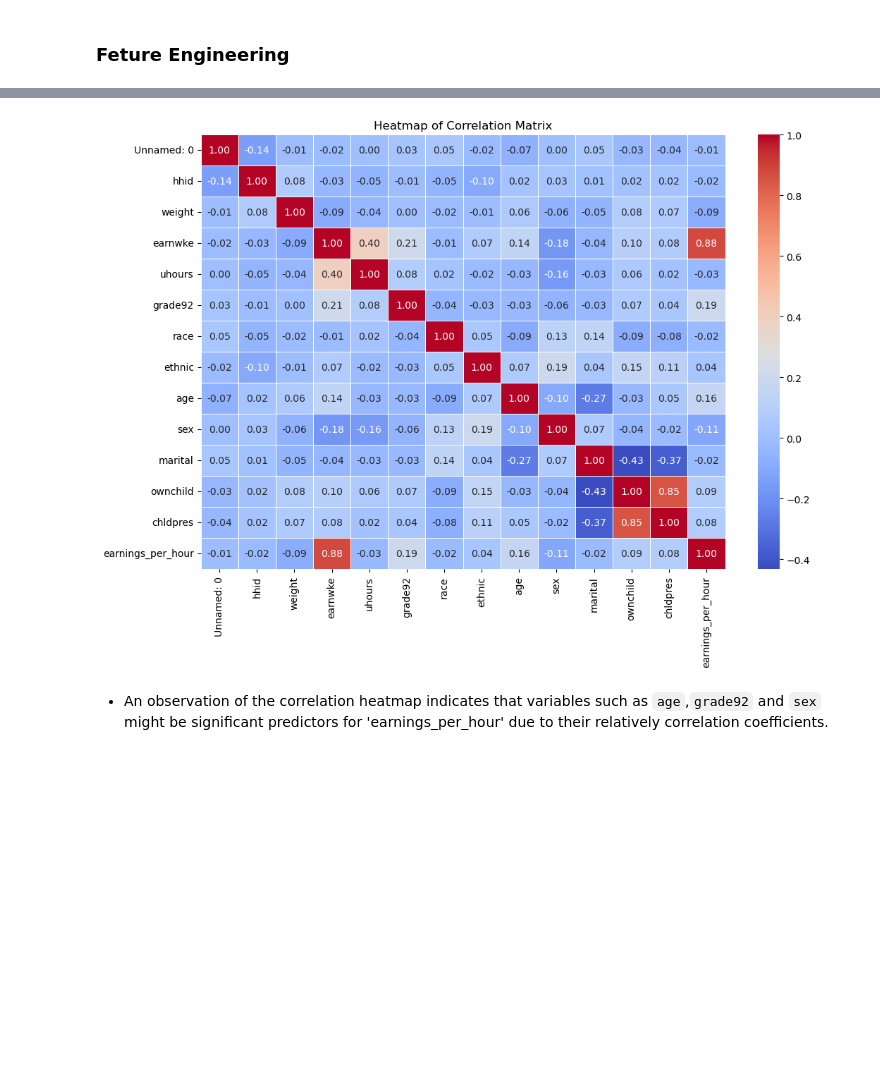
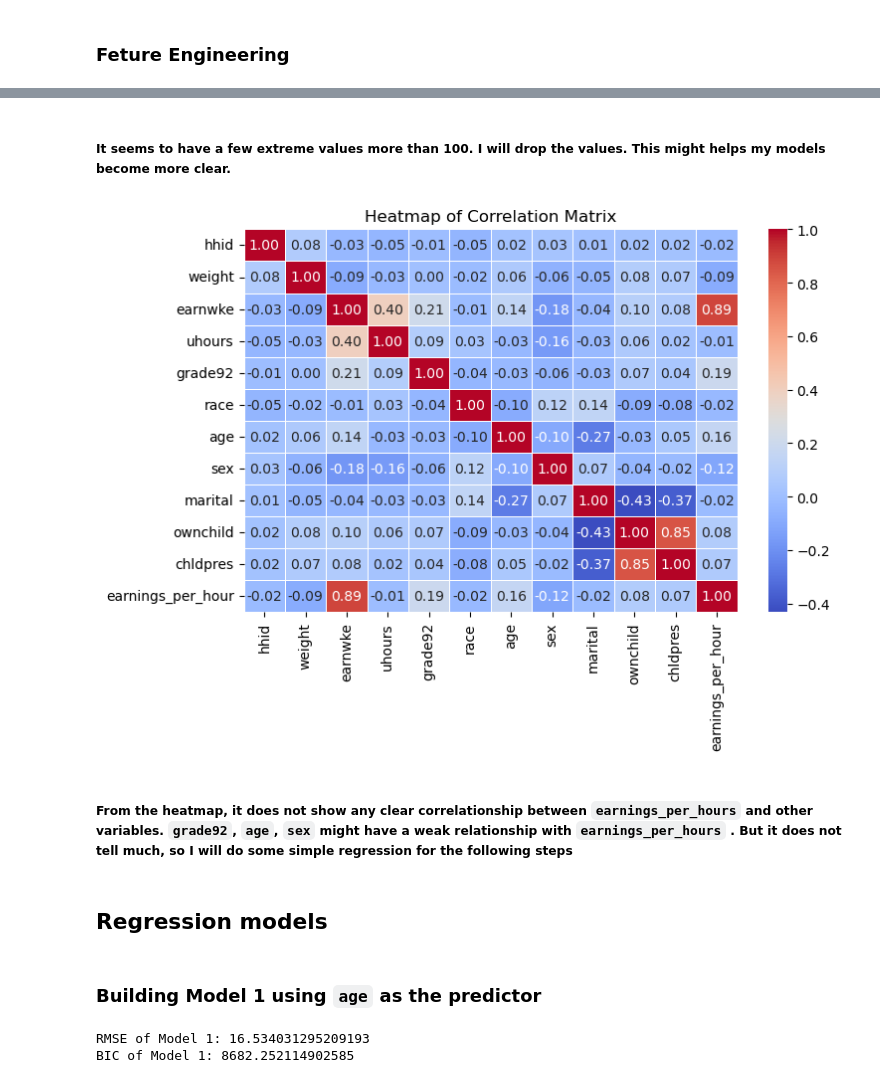
Before and after one commit to thimaipham/CEU_DA3_Assignment1, a Jupyter notebook: Assignment1_ThiMaiPham.ipynb, the cells around one changed output, grey strips where cells are left out. Cells and saved outputs as stored; diff of their text form; code cells hidden in the pictures; blank space fills up the shorter version.

Commit message:
Addding charts, model1, model2

```diff
--- a/Assignment1_ThiMaiPham.ipynb
+++ b/Assignment1_ThiMaiPham.ipynb
@@ -53,12 +46,8 @@ missing_values = data.isnull().sum()
 # Examining data types
 data_types = data.dtypes
 
-# Creating a new column for earnings per hour
-data['earnings_per_hour'] = data['earnwke'] / data['uhours']
-
 # Display the results
 print(missing_values, data_types)
-print(data[['earnwke', 'uhours', 'earnings_per_hour']].head())
 # %% [output]
 Unnamed: 0             0
 hhid                   0
@@ -156,0 +72,14 @@ data_label_encoded.head()
+# %%
+# Remove additional unnecessary columns
+columns_to_remove = ['Unnamed: 0', 'ethnic', 'unioncov', 'intmonth', 'unionmme', 'lfsr94', 'state', 'ind02', 'occ2012']
+data_cleaned = data.drop(columns_to_remove, axis=1)
+
+# Checking for any remaining missing values
+missing_values_cleaned = data_cleaned.isnull().sum()
+print("Missing values in cleaned data:", missing_values_cleaned)
+
+# Create a new variable 'earnings_per_hour'
+data_cleaned['earnings_per_hour'] = data_cleaned['earnwke'] / data_cleaned['uhours']
+
+# Display the first few rows of the data with the new variable
+data_cleaned[['earnwke', 'uhours', 'earnings_per_hour']].head()
@@ -157,17 +118,44 @@ data_label_encoded.head()
+# %% [markdown]
+##### It seems to have a few extreme values more than 100. I will drop the values. This might helps my models become more clear.
 # %%
-# Drop occupation column
-data_without_occ2012 = data.drop('occ2012', axis=1)
+# Filter 'earnings_per_hour' < 100
+data_filtered = data_cleaned[data_cleaned['earnings_per_hour'] < 100]
 
-# Correlation matrix
-correlation_matrix_without_occ2012 = data_without_occ2012.corr()
+# Caculate correlation
+correlation_matrix = data_filtered.corr()
 
-# Create a heatmap matrix
-plt.figure(figsize=(12, 8))
-sns.heatmap(correlation_matrix_without_occ2012, annot=True, cmap='coolwarm', fmt='.2f', linewidths=.5)
+# Create heatmap
+plt.figure(figsize=(8, 5))
+sns.heatmap(correlation_matrix, annot=True, cmap='coolwarm', fmt='.2f', linewidths=.5)
 plt.title('Heatmap of Correlation Matrix')
 plt.show()
 # %% [output]
-[figure, old version]
+[figure, new version]
-# %% [markdown]
-- An observation of the correlation heatmap indicates that variables such as `age`,`grade92`  and `sex` might be significant predictors for 'earnings_per_hour' due to their relatively correlation coefficients.
+# %% [markdown]
+##### From the heatmap, it does not show any clear correlationship between `earnings_per_hours` and other variables. `grade92`, `age`, `sex` might have a weak relationship with `earnings_per_hours` . But it does not tell much, so I will do some simple regression for the following steps
+# %% [markdown]
+## Regression models
+# %% [markdown]
+### Building Model 1 using `age` as the predictor
+# %%
+# Add a constant to the model (intercept)
+X1 = sm.add_constant(data_filtered[['age']])
+y = data_filtered['earnings_per_hour']
+
+model_1 = sm.OLS(y, X1).fit()
+
+# Evaluating Model 1
+# Calculate RMSE
+predicted_earnings_1 = model_1.predict(X1)
+rmse_1 = np.sqrt(mean_squared_error(y, predicted_earnings_1))
+
+# Calculate BIC
+bic_1 = model_1.bic
+
+# Print the results
+print("RMSE of Model 1:", rmse_1)
+print("BIC of Model 1:", bic_1)
+# %% [output]
+RMSE of Model 1: 16.534031295209193
+BIC of Model 1: 8682.252114902585
 # %% [markdown]
```
Also changed, not shown: parts of 18 cells of this notebook.
